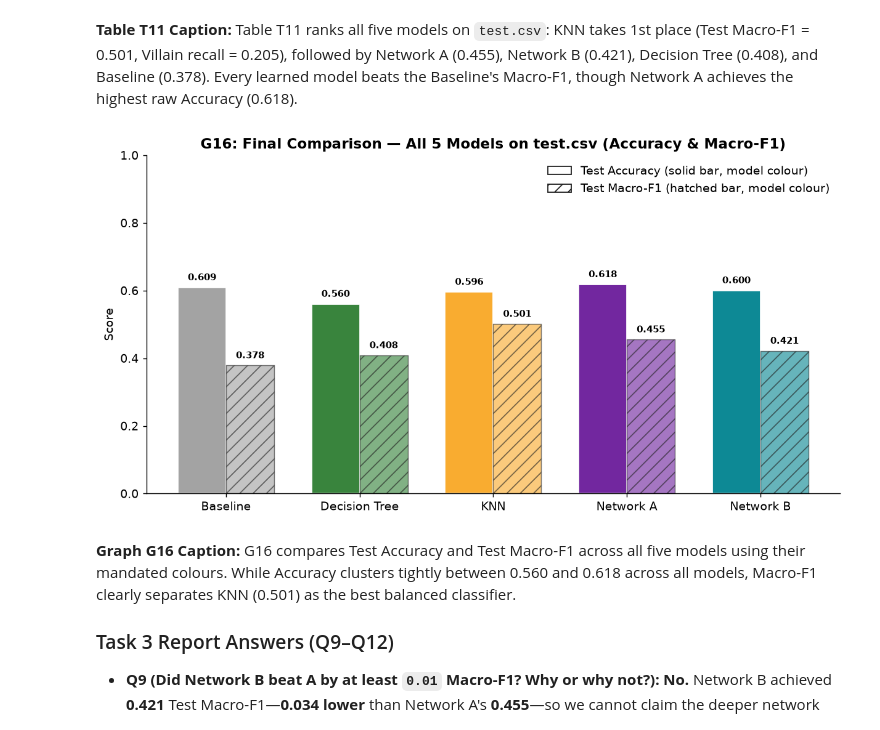
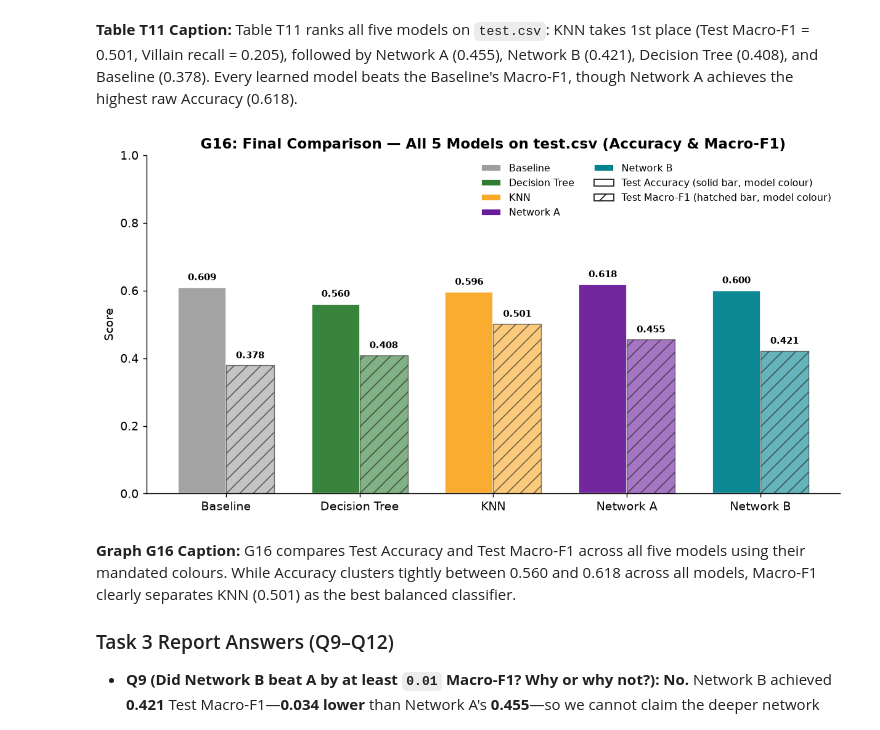
Before and after one commit to Jaweria-Abdul-Hameed/AI-03, a Jupyter notebook: my_project/superhero_project.ipynb, the cells around one changed output. Drawn from its saved outputs; the diff is of its cells as text; code cells hidden in the pictures.

```diff
--- a/my_project/superhero_project.ipynb
+++ b/my_project/superhero_project.ipynb
@@ -1231,35 +1260,36 @@ f1_vals = [next(m["Test Macro-F1"] for m in all_5 if m["Model"] == nm) for nm in
 
 x = np.arange(len(model_order))
 width = 0.36
 fig, ax = plt.subplots(figsize=(9.5, 5.0))
 bar_colors = [COLORS[nm] for nm in model_order]
 
 b1 = ax.bar(x - width / 2, acc_vals, width, color=bar_colors, alpha=0.95, edgecolor="white", label="Test Accuracy (solid)")
 b2 = ax.bar(x + width / 2, f1_vals, width, color=bar_colors, alpha=0.60, hatch="//", edgecolor="#222222", linewidth=0.8, label="Test Macro-F1 (hatched)")
 
 for rect, v in zip(b1, acc_vals):
     ax.text(rect.get_x() + rect.get_width() / 2, rect.get_height() + 0.015, f"{v:.3f}",
             ha="center", va="bottom", fontsize=8.5, fontweight="bold")
 for rect, v in zip(b2, f1_vals):
     ax.text(rect.get_x() + rect.get_width() / 2, rect.get_height() + 0.015, f"{v:.3f}",
             ha="center", va="bottom", fontsize=8.5, fontweight="bold")
 
 ax.set_title("G16: Final Comparison — All 5 Models on test.csv (Accuracy & Macro-F1)")
 ax.set_xticks(x)
 ax.set_xticklabels(model_order)
 ax.set_ylabel("Score")
 ax.set_ylim(0, 1.0)
 from matplotlib.patches import Patch
 metric_handles = [
     Patch(facecolor="white", edgecolor="#222222", label="Test Accuracy (solid bar, model colour)"),
     Patch(facecolor="white", edgecolor="#222222", hatch="//", label="Test Macro-F1 (hatched bar, model colour)"),
 ]
-ax.legend(handles=metric_handles, frameon=False, loc="upper right")
+model_handles = [Patch(facecolor=COLORS[nm], edgecolor="white", label=nm) for nm in model_order]
+ax.legend(handles=model_handles + metric_handles, frameon=False, loc="upper right", ncol=2, fontsize=8.8)
 plt.tight_layout()
 plt.savefig(FIG_DIR / "G16.png", bbox_inches="tight")
 plt.show()
 # %% [output]
-[figure, old version]
+[figure, new version]
 # %% [markdown]
 **Graph G16 Caption:** G16 compares Test Accuracy and Test Macro-F1 across all five models using their mandated colours. While Accuracy clusters tightly between 0.560 and 0.618 across all models, Macro-F1 clearly separates KNN (0.501) as the best balanced classifier.
 
```
Also changed, not shown: parts of 14 cells of this notebook, 17 other files.
